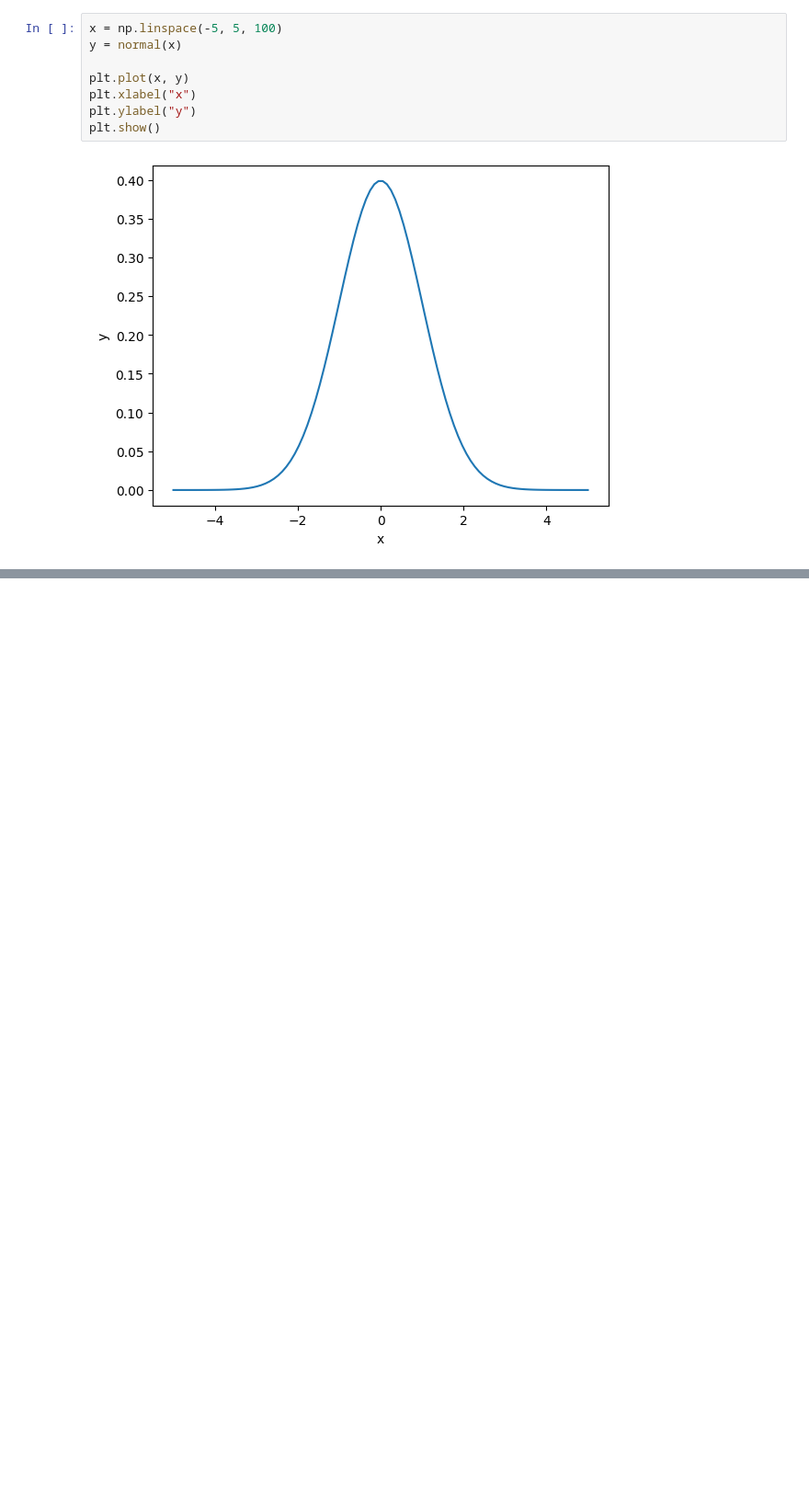
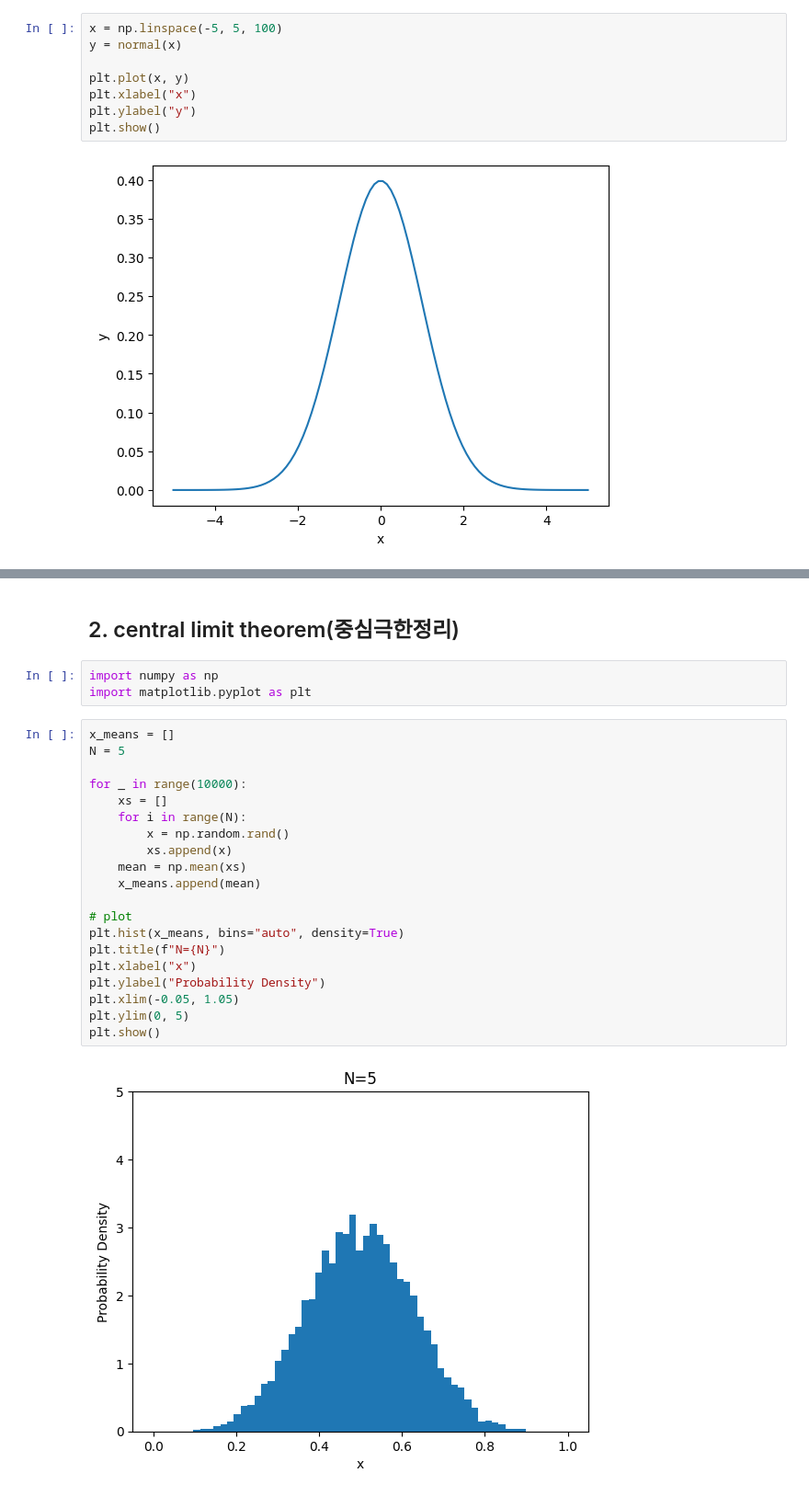
Before and after one commit to ExcelsiorCJH/dl-from-scratch-5, a Jupyter notebook: notebooks/01-normal.ipynb, the cells around one changed output, grey strips where cells are left out. Shown: that part at 92% size. Drawn from its saved outputs; the diff is of its cells as text; blank space fills up the shorter version.

```diff
--- a/notebooks/01-normal.ipynb
+++ b/notebooks/01-normal.ipynb
@@ -23,0 +57,27 @@ plt.show()
+# %% [markdown]
+## 2. central limit theorem(중심극한정리)
+# %%
+import numpy as np
+import matplotlib.pyplot as plt
+# %%
+x_means = []
+N = 5
+
+for _ in range(10000):
+    xs = []
+    for i in range(N):
+        x = np.random.rand()
+        xs.append(x)
+    mean = np.mean(xs)
+    x_means.append(mean)
+
+# plot
+plt.hist(x_means, bins="auto", density=True)
+plt.title(f"N={N}")
+plt.xlabel("x")
+plt.ylabel("Probability Density")
+plt.xlim(-0.05, 1.05)
+plt.ylim(0, 5)
+plt.show()
+# %% [output]
+[figure, added]
```
Also changed, not shown: parts of 3 cells of this notebook.
